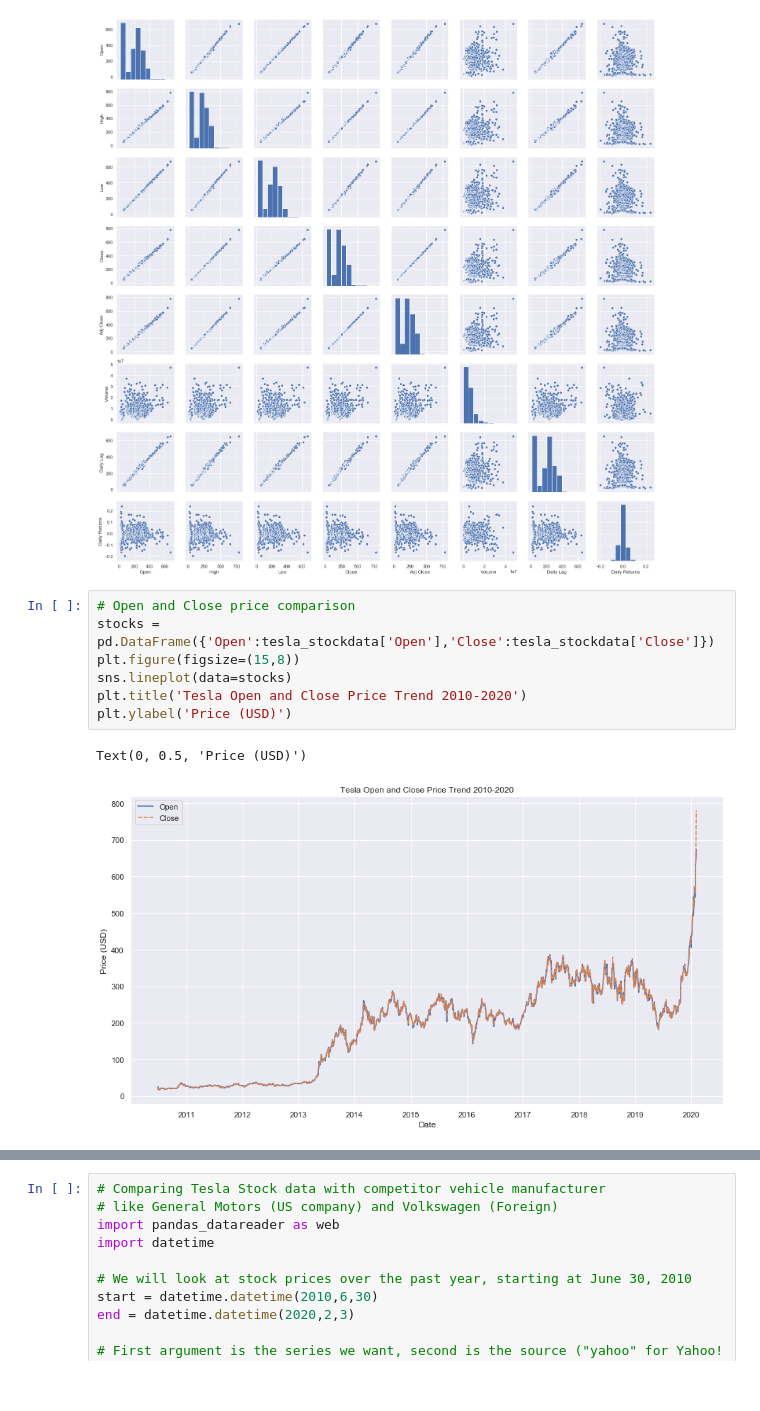
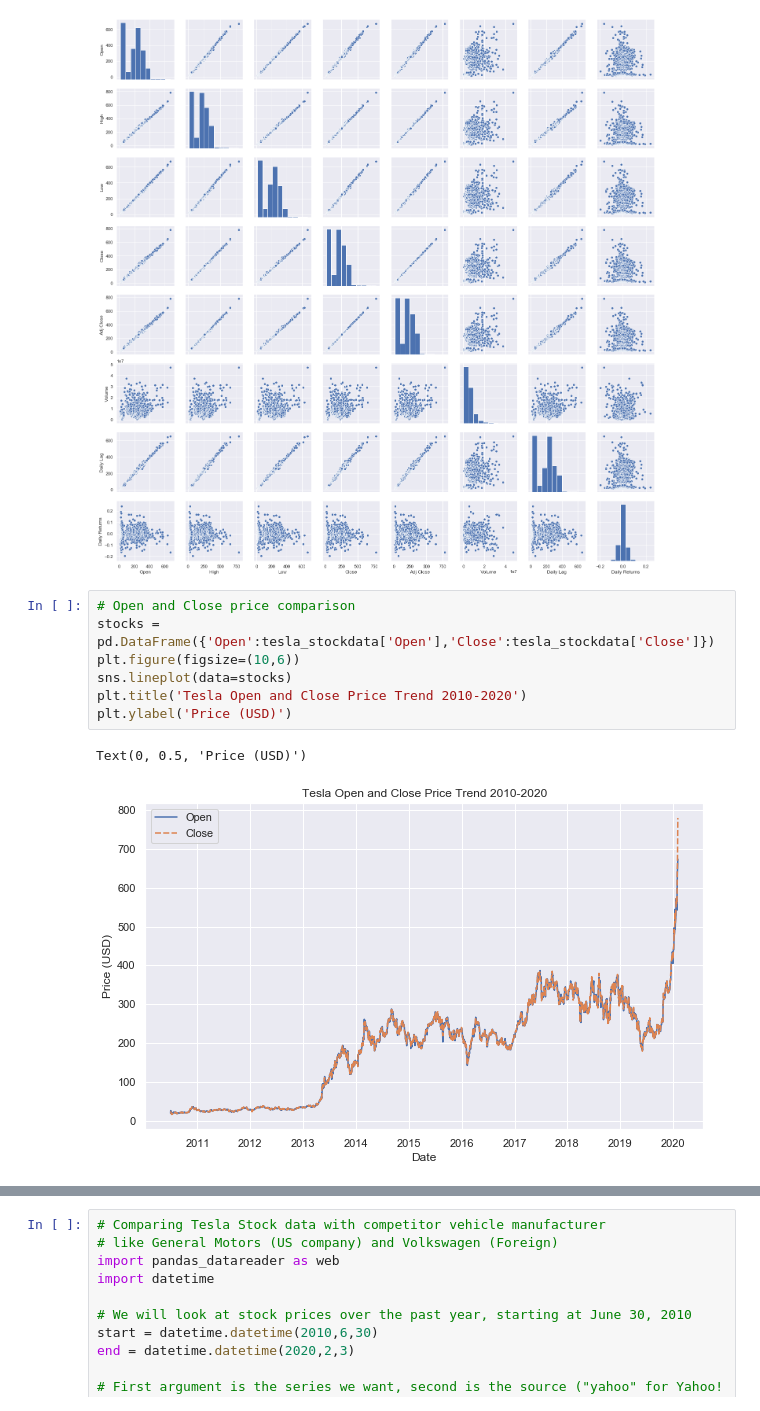
Before and after one commit to vidvatabuch/Tesla-Stock-Analysis, a Jupyter notebook: Tesla stock analysis.ipynb, the cells around one changed output, grey strips where cells are left out. Saved outputs shown, nothing was run; the diff lists cells and outputs as text.

```diff
--- a/Tesla stock analysis.ipynb
+++ b/Tesla stock analysis.ipynb
@@ -108,12 +108,12 @@ sns.pairplot(tesla_stockdata[1:])
 # %%
 # Open and Close price comparison
 stocks = pd.DataFrame({'Open':tesla_stockdata['Open'],'Close':tesla_stockdata['Close']})
-plt.figure(figsize=(15,8))
+plt.figure(figsize=(10,6))
 sns.lineplot(data=stocks)
 plt.title('Tesla Open and Close Price Trend 2010-2020')
 plt.ylabel('Price (USD)')
 # %% [output]
 Text(0, 0.5, 'Price (USD)')
-[figure, old version]
+[figure, new version]
 # %%
 # Graph to show the trend of Tesla Stock over 10 years (2010-2020)
```
Also changed, not shown: parts of 18 cells of this notebook.
